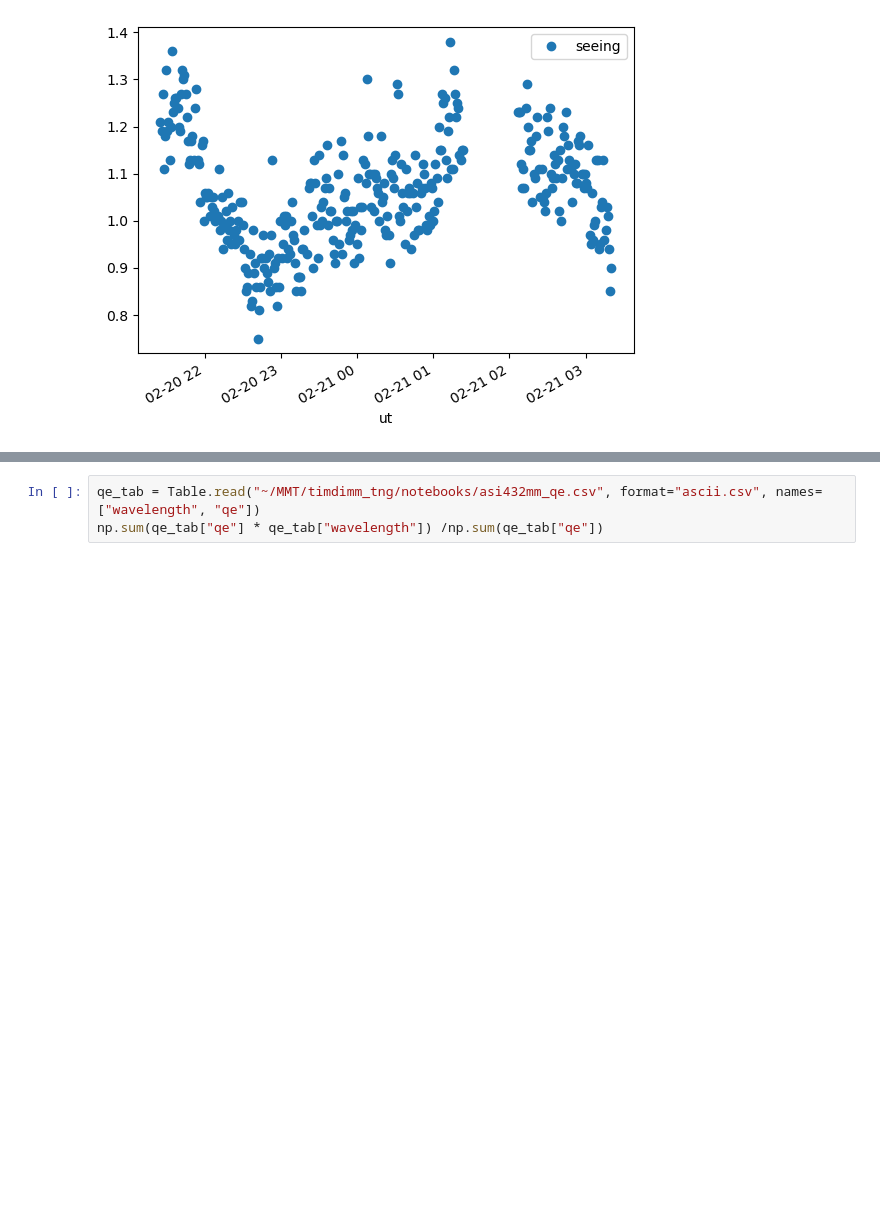
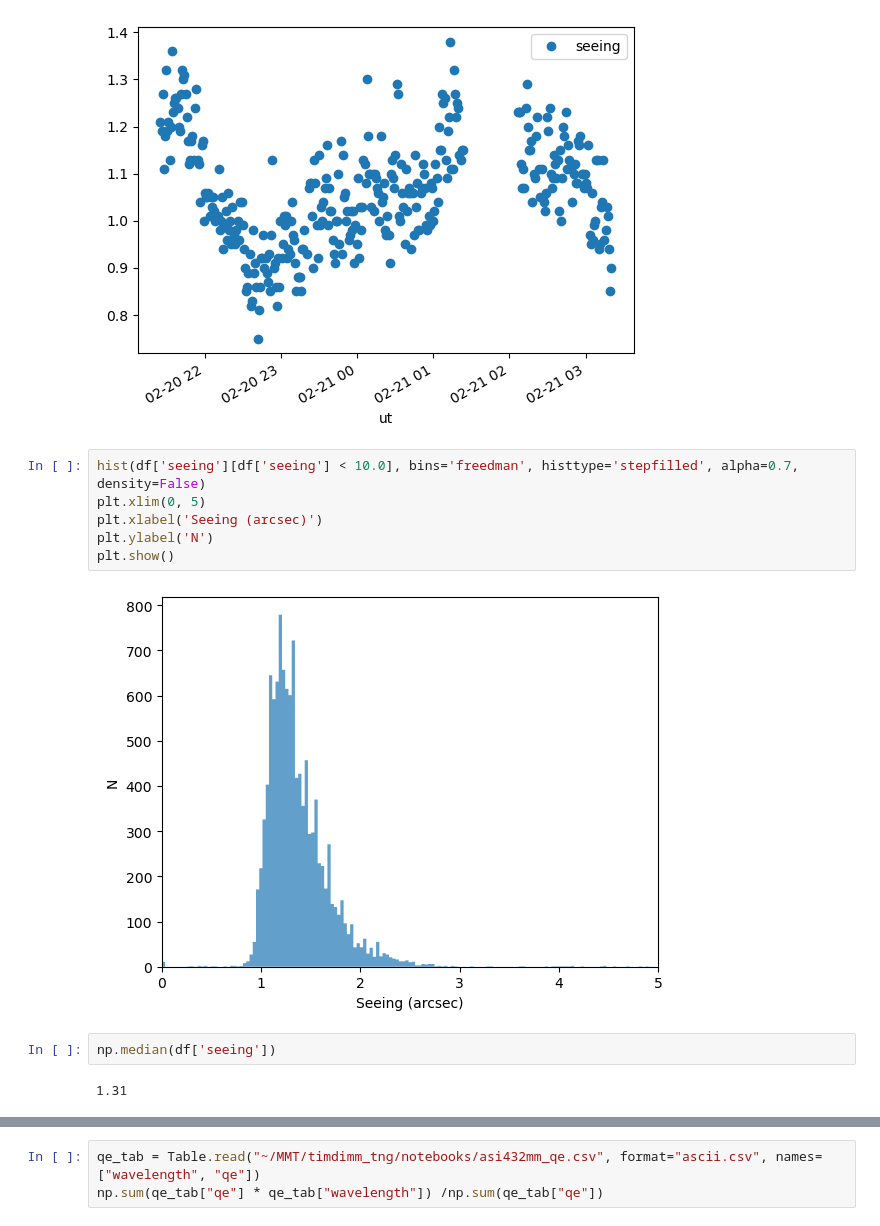
Before and after one commit to tepickering/ser_utils, a Jupyter notebook: notebooks/dimm_dev.ipynb, the cells around one changed output, grey strips where cells are left out. Cells and saved outputs as stored; diff of their text form; blank space fills up the shorter version.

```diff
--- a/notebooks/dimm_dev.ipynb
+++ b/notebooks/dimm_dev.ipynb
@@ -43,3 +44,15 @@ feb21 = yday.plot(y='seeing', style='o').get_figure()
 feb21.savefig('feb21.pdf')
 # %% [output]
 [figure]
+# %%
+hist(df['seeing'][df['seeing'] < 10.0], bins='freedman', histtype='stepfilled', alpha=0.7, density=False)
+plt.xlim(0, 5)
+plt.xlabel('Seeing (arcsec)')
+plt.ylabel('N')
+plt.show()
+# %% [output]
+[figure, added]
+# %%
+np.median(df['seeing'])
+# %% [output]
+1.31
```
Also changed, not shown: parts of 5 cells of this notebook.
